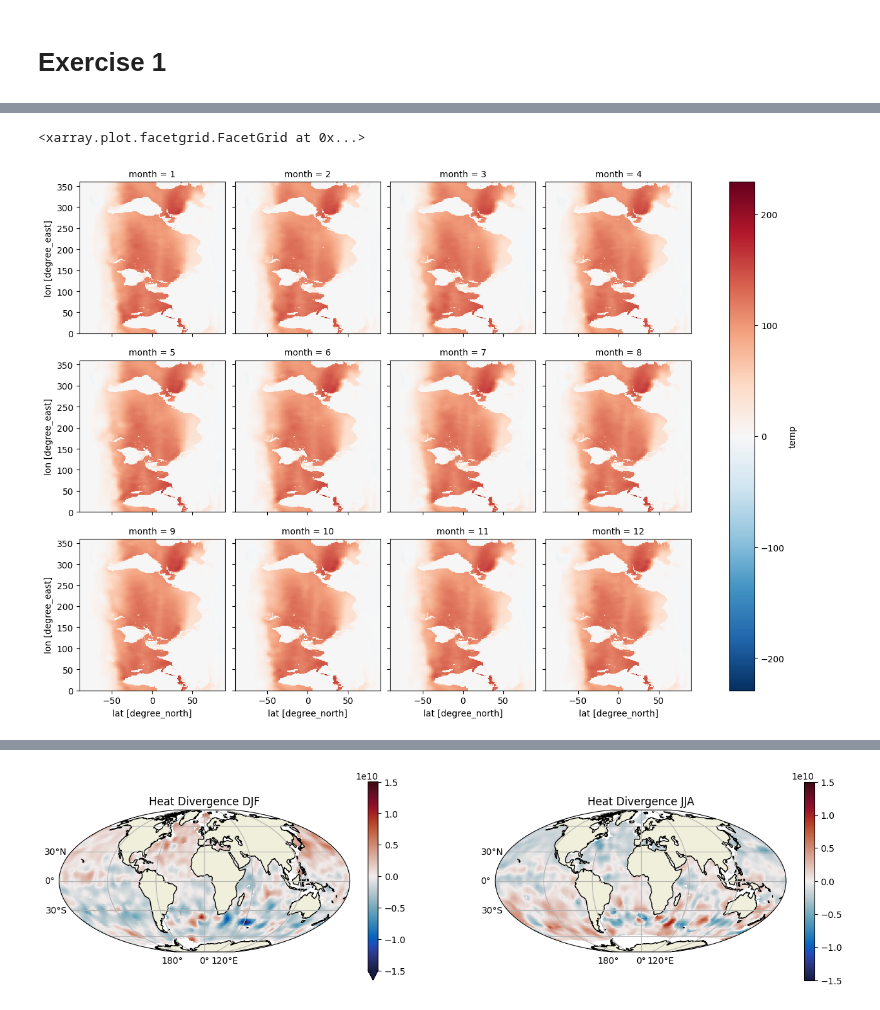
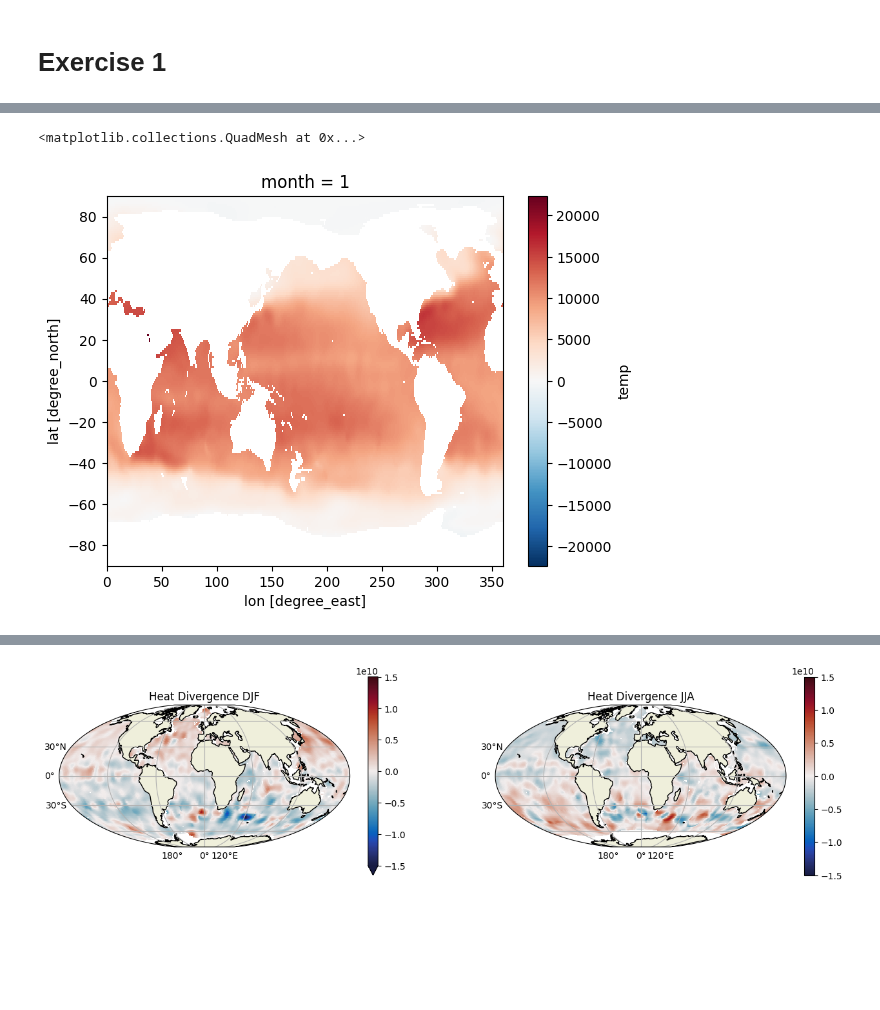
Before and after one commit to JRethemeier/Thermohaline-Circulation, a Jupyter notebook: Assignment2/Assignment2.ipynb, the cells around one changed output, grey strips where cells are left out. Cells and saved outputs as stored; diff of their text form; code cells hidden in the pictures; blank space fills up the shorter version.

```diff
--- a/Assignment2/Assignment2.ipynb
+++ b/Assignment2/Assignment2.ipynb
@@ -88,13 +87,14 @@ integrated_temperature = (       levitus
 # %%
 # Integrate Temperature over the topmost 1000 meters
 integrated_temperature = (
-        levitus
-        .sel(depth=slice(0,1000)) # Select only the values within the topmost 1000 meters
+        (
+                levitus.temp
+                +273.15
+                )
         .integrate(coord="depth") # Integrate over the depth
-        .temp # Take the Value Temperature
+        # .temp # Take the Value Temperature
 ).T # transpose the data
+integrated_temperature.sel(month=1).plot()
+# %% [output]
+<matplotlib.collections.QuadMesh at 0x...>
+[figure, added]
-# %%
-integrated_temperature.plot(col="month", col_wrap=4)
-# %% [output]
-<xarray.plot.facetgrid.FacetGrid at 0x...>
-[figure, removed]
```
Also changed, not shown: parts of 9 cells of this notebook.
